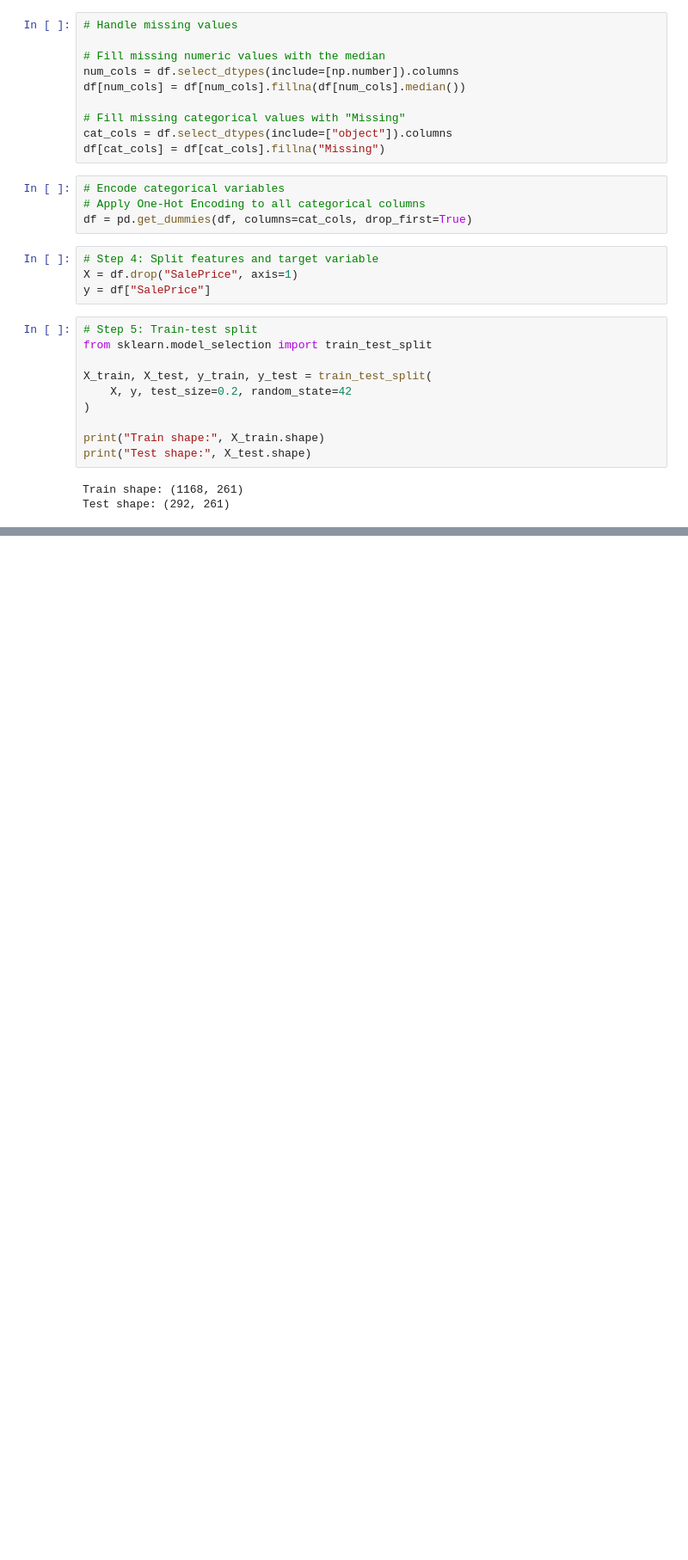
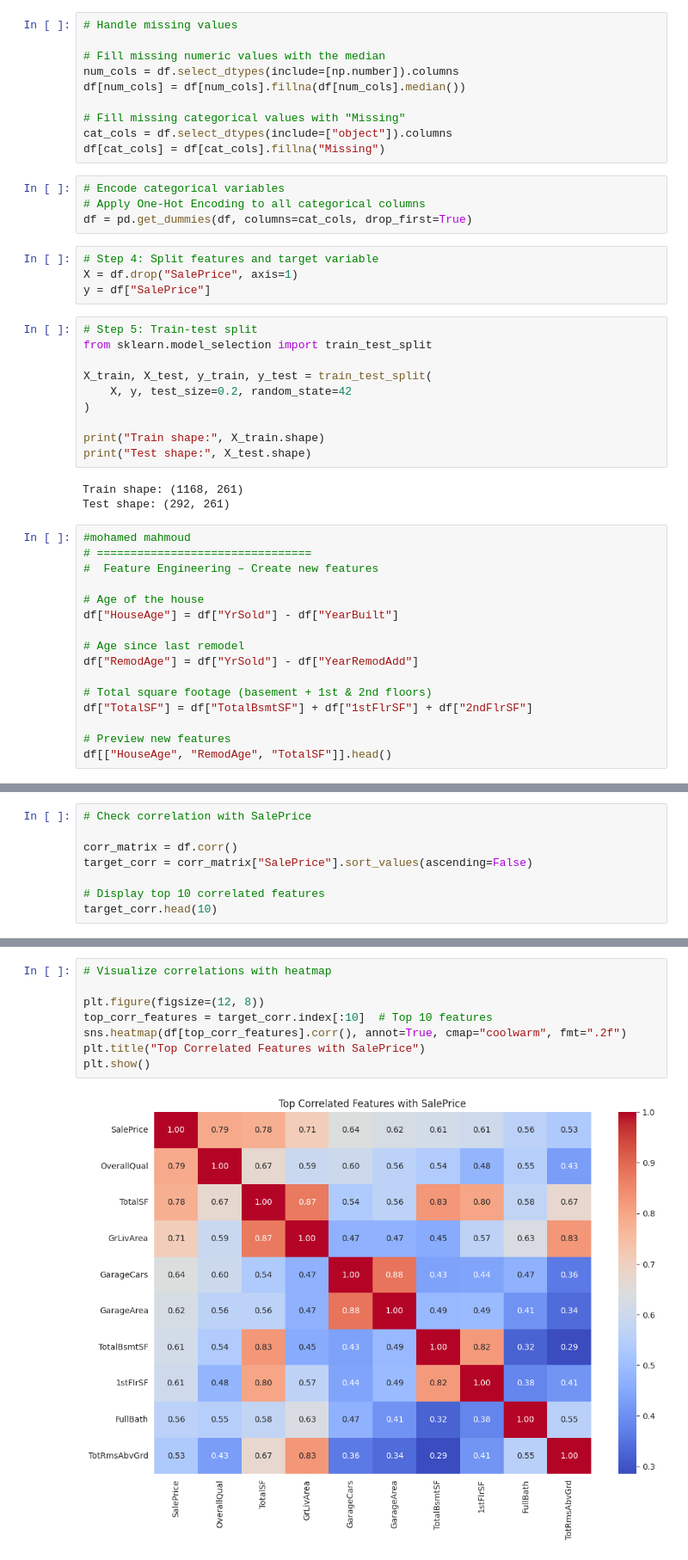
Before and after one commit to amar-emad/House-Price-Prediction-containing-, a Jupyter notebook: Untitled.ipynb, the cells around one changed output, grey strips where cells are left out. Shown at 86% size. Saved outputs shown, nothing was run; the diff lists cells and outputs as text; blank space fills up the shorter version.

```diff
--- a/Untitled.ipynb
+++ b/Untitled.ipynb
@@ -297,3 +297,19 @@ print("Test shape:", X_test.shape)
 # %% [output]
 Train shape: (1168, 261)
 Test shape: (292, 261)
+# %%
+#mohamed mahmoud
+# ================================
+#  Feature Engineering – Create new features
+
+# Age of the house
+df["HouseAge"] = df["YrSold"] - df["YearBuilt"]
+
+# Age since last remodel
+df["RemodAge"] = df["YrSold"] - df["YearRemodAdd"]
+
+# Total square footage (basement + 1st & 2nd floors)
+df["TotalSF"] = df["TotalBsmtSF"] + df["1stFlrSF"] + df["2ndFlrSF"]
+
+# Preview new features
+df[["HouseAge", "RemodAge", "TotalSF"]].head()
@@ -299,0 +350,8 @@ Test shape: (292, 261)
+# %%
+# Check correlation with SalePrice
+
+corr_matrix = df.corr()
+target_corr = corr_matrix["SalePrice"].sort_values(ascending=False)
+
+# Display top 10 correlated features
+target_corr.head(10)
@@ -299,0 +371,10 @@ Test shape: (292, 261)
+# %%
+# Visualize correlations with heatmap
+
+plt.figure(figsize=(12, 8))
+top_corr_features = target_corr.index[:10]  # Top 10 features
+sns.heatmap(df[top_corr_features].corr(), annot=True, cmap="coolwarm", fmt=".2f")
+plt.title("Top Correlated Features with SalePrice")
+plt.show()
+# %% [output]
+[figure, added]
```
Also changed, not shown: parts of 4 cells of this notebook.
